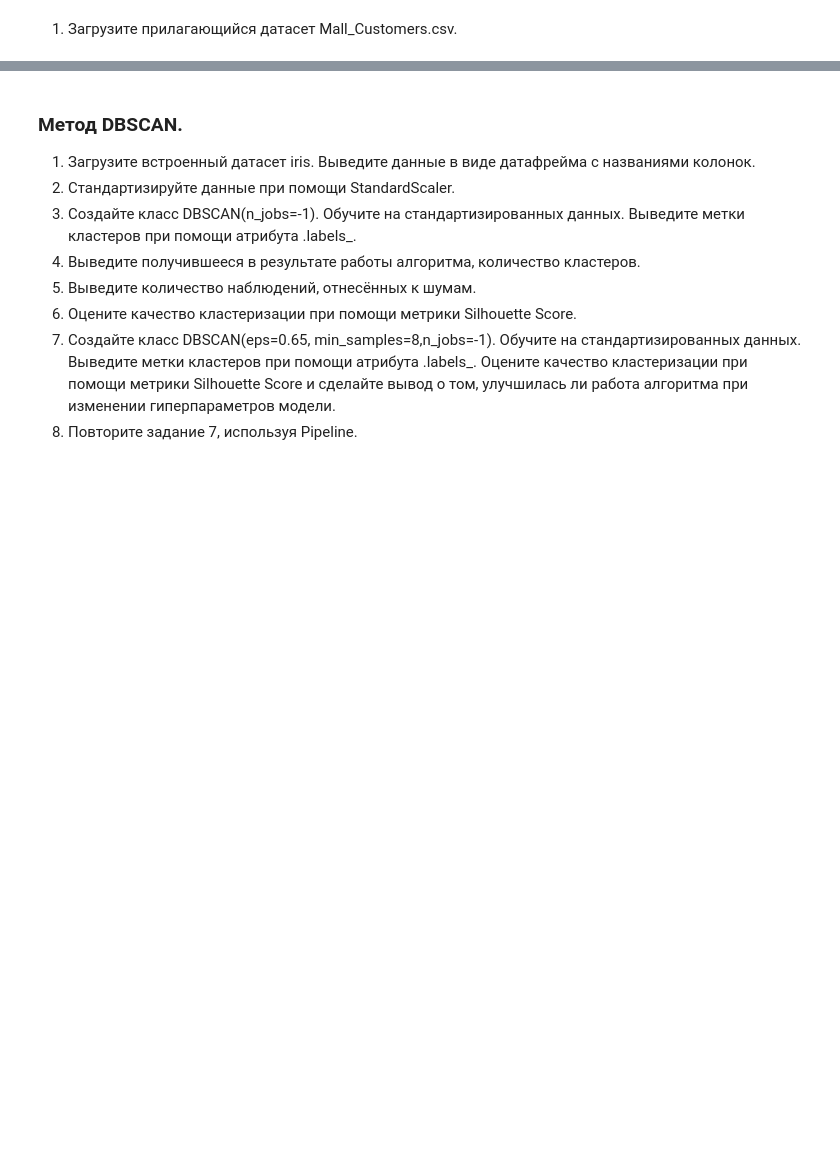
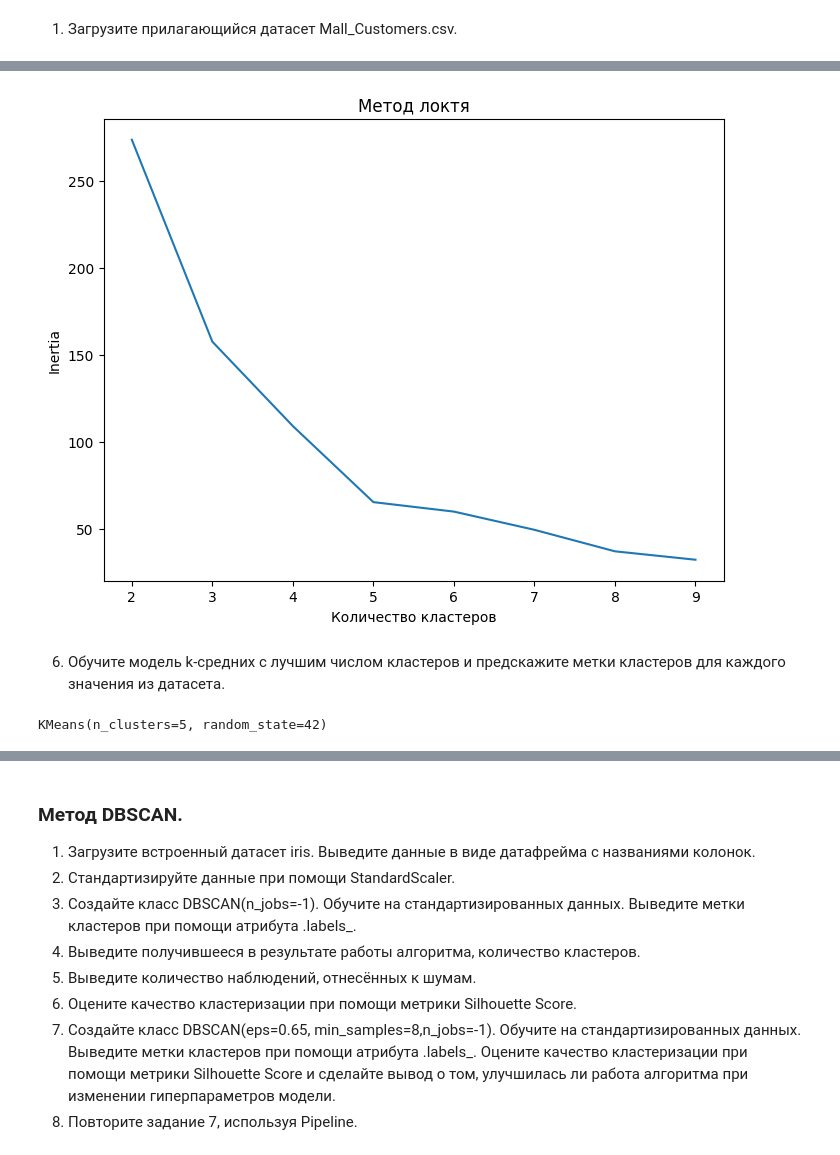
Before and after one commit to consciousnss/fa-machine-learning, a Jupyter notebook: semestr2/clastering_13.ipynb, the cells around one changed output, grey strips where cells are left out. Saved outputs shown, nothing was run; the diff lists cells and outputs as text; code cells hidden in the pictures; blank space fills up the shorter version.

Commit message:
clustering

```diff
--- a/clastering_13.ipynb
+++ b/semestr2/clastering_13.ipynb
@@ -337,0 +357,7 @@ np.float64(0.6639710599136929)
+# %%
+scaler = StandardScaler()
+
+X_scaled = scaler.fit_transform(df)
+# %%
+df_scaled = pd.DataFrame(X_scaled, columns=df.columns)
+df_scaled.head()
@@ -337,0 +380,23 @@ np.float64(0.6639710599136929)
+# %%
+inertias = []
+
+for i in range(2, 10):
+    kmeans = KMeans(n_clusters=i, random_state=42)
+    kmeans.fit(df_scaled)
+    inertias.append(kmeans.inertia_)
+# %%
+plt.figure(figsize=(8, 6))
+plt.plot(range(2, 10), inertias)
+plt.title('Метод локтя')
+plt.xlabel('Количество кластеров')
+plt.ylabel('Inertia')
+plt.show()
+# %% [output]
+[figure, added]
+# %% [markdown]
+6. Обучите модель k-средних с лучшим числом кластеров и предскажите метки кластеров для каждого значения из датасета.
+# %%
+kmeans = KMeans(n_clusters=5, random_state=42)
+kmeans.fit(df_scaled)
+# %% [output]
+KMeans(n_clusters=5, random_state=42)
```
Also changed, not shown: parts of 13 cells of this notebook, 1 other file.
